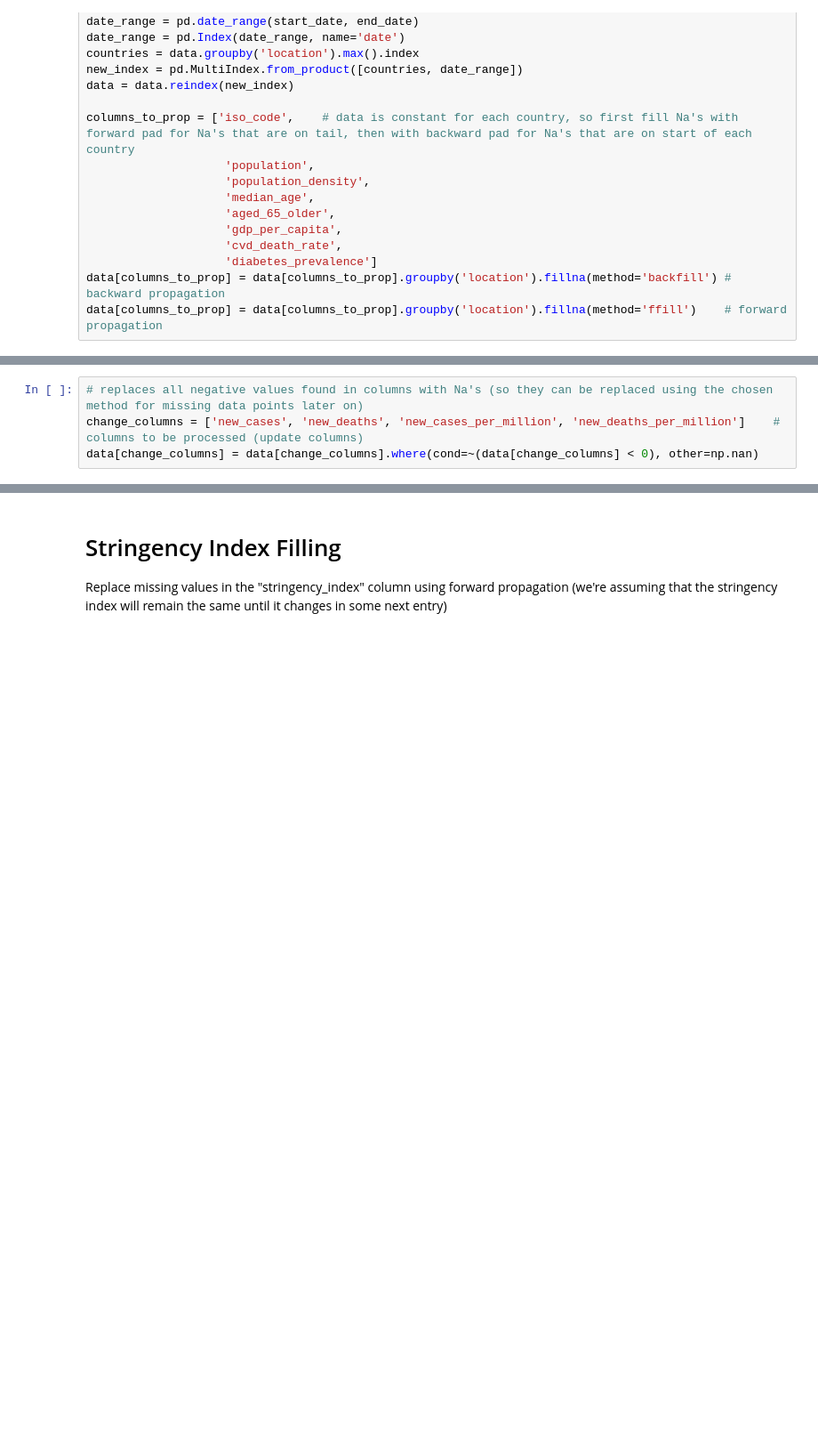
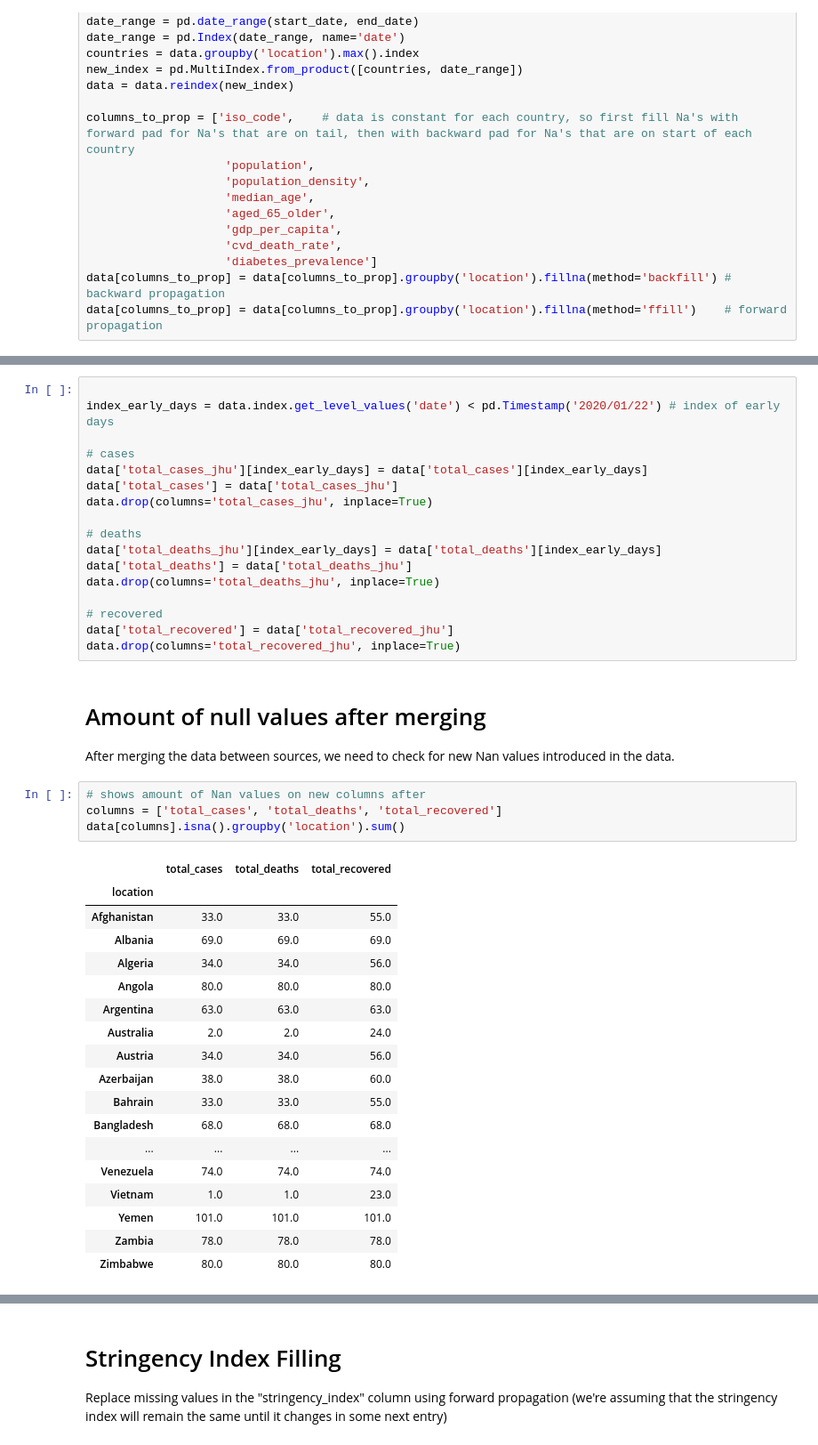
Before and after one commit to cmpaulo/corona, a Jupyter notebook: data_explorer_ML.ipynb, the cells around one changed output, grey strips where cells are left out. Shown at 89% size. Cells and saved outputs as stored; diff of their text form; blank space fills up the shorter version.

```diff
--- a/data_explorer_ML.ipynb
+++ b/data_explorer_ML.ipynb
@@ -113,4 +94,0 @@ df[df.sum(axis=1) > 0]
-# %%
-# replaces all negative values found in columns with Na's (so they can be replaced using the chosen method for missing data points later on)
-change_columns = ['new_cases', 'new_deaths', 'new_cases_per_million', 'new_deaths_per_million']    # columns to be processed (update columns)
-data[change_columns] = data[change_columns].where(cond=~(data[change_columns] < 0), other=np.nan)
@@ -116,0 +154,43 @@ data[change_columns] = data[change_columns].where(cond=~(data[change_columns] <
+# %%
+
+index_early_days = data.index.get_level_values('date') < pd.Timestamp('2020/01/22') # index of early days
+
+# cases
+data['total_cases_jhu'][index_early_days] = data['total_cases'][index_early_days]
+data['total_cases'] = data['total_cases_jhu']
+data.drop(columns='total_cases_jhu', inplace=True)
+
+# deaths
+data['total_deaths_jhu'][index_early_days] = data['total_deaths'][index_early_days]
+data['total_deaths'] = data['total_deaths_jhu']
+data.drop(columns='total_deaths_jhu', inplace=True)
+
+# recovered
+data['total_recovered'] = data['total_recovered_jhu']
+data.drop(columns='total_recovered_jhu', inplace=True)
+# %% [markdown]
+# Amount of null values after merging
+After merging the data between sources, we need to check for new Nan values introduced in the data.
+# %%
+# shows amount of Nan values on new columns after
+columns = ['total_cases', 'total_deaths', 'total_recovered']
+data[columns].isna().groupby('location').sum()
+# %% [output]
+|  | total_cases | total_deaths | total_recovered |
+| location |  |  |  |
+| Afghanistan | 33.0 | 33.0 | 55.0 |
+| Albania | 69.0 | 69.0 | 69.0 |
+| Algeria | 34.0 | 34.0 | 56.0 |
+| Angola | 80.0 | 80.0 | 80.0 |
+| Argentina | 63.0 | 63.0 | 63.0 |
+| Australia | 2.0 | 2.0 | 24.0 |
+| Austria | 34.0 | 34.0 | 56.0 |
+| Azerbaijan | 38.0 | 38.0 | 60.0 |
+| Bahrain | 33.0 | 33.0 | 55.0 |
+| Bangladesh | 68.0 | 68.0 | 68.0 |
+| ... | ... | ... | ... |
+| Venezuela | 74.0 | 74.0 | 74.0 |
+| Vietnam | 1.0 | 1.0 | 23.0 |
+| Yemen | 101.0 | 101.0 | 101.0 |
+| Zambia | 78.0 | 78.0 | 78.0 |
+| Zimbabwe | 80.0 | 80.0 | 80.0 |
```
Also changed, not shown: parts of 52 cells of this notebook, 2 other files.
